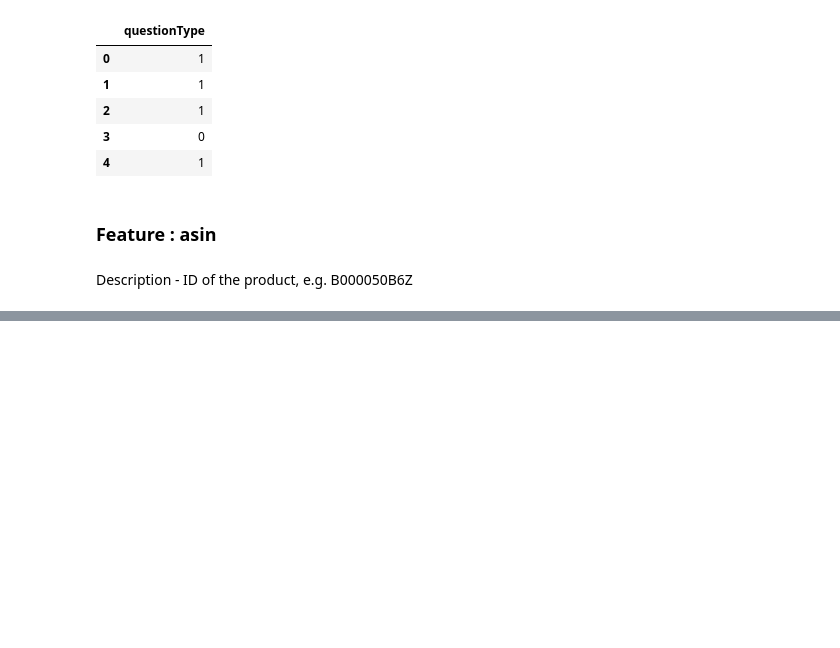
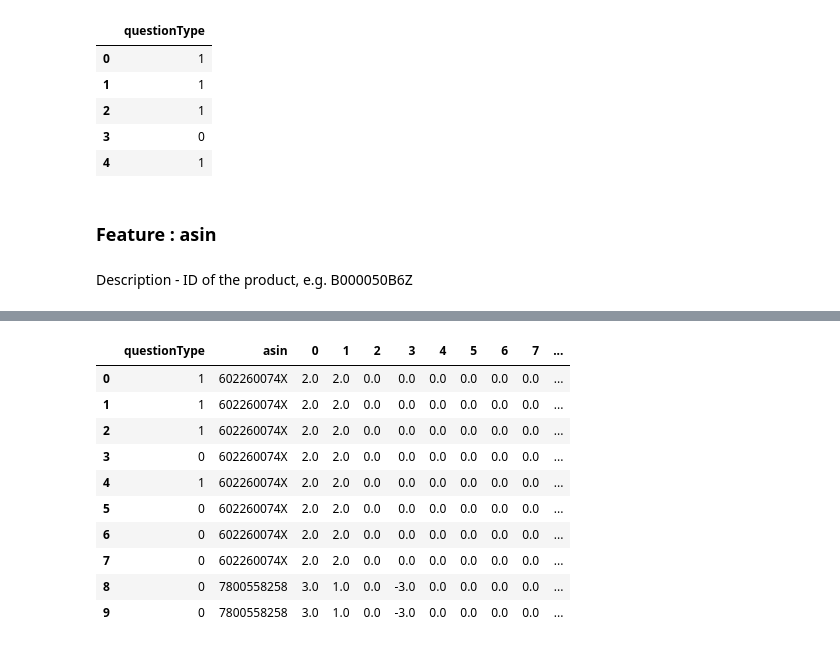
Before and after one commit to subhashree-ai/amazon-qa-model-ml, a Jupyter notebook: src/amazon_qa_dataset_analysis.ipynb, the cells around one changed output, grey strips where cells are left out. Drawn from its saved outputs; the diff is of its cells as text; code cells hidden in the pictures; blank space fills up the shorter version.

Commit message:
Updated the amazon qa model data preprocessing(continued..)

```diff
--- a/src/amazon_qa_dataset_analysis.ipynb
+++ b/src/amazon_qa_dataset_analysis.ipynb
@@ -254,0 +241,22 @@ Name: asin, Length: 5906, dtype: int64
+# %%
+from sklearn.feature_extraction import FeatureHasher
+
+fh = FeatureHasher(n_features=10, input_type='string')
+hashed_features = fh.fit_transform(beauty_df['asin'])
+hashed_features = hashed_features.toarray()
+train_df = pd.concat([train_df[['questionType']],beauty_df['asin'], pd.DataFrame(hashed_features)],
+          axis=1)
+# %%
+train_df.head(10)
+# %% [output]
+|  | questionType | asin | 0 | 1 | 2 | 3 | 4 | 5 | 6 | 7 | ... |
+| 0 | 1 | 602260074X | 2.0 | 2.0 | 0.0 | 0.0 | 0.0 | 0.0 | 0.0 | 0.0 | ... |
+| 1 | 1 | 602260074X | 2.0 | 2.0 | 0.0 | 0.0 | 0.0 | 0.0 | 0.0 | 0.0 | ... |
+| 2 | 1 | 602260074X | 2.0 | 2.0 | 0.0 | 0.0 | 0.0 | 0.0 | 0.0 | 0.0 | ... |
+| 3 | 0 | 602260074X | 2.0 | 2.0 | 0.0 | 0.0 | 0.0 | 0.0 | 0.0 | 0.0 | ... |
+| 4 | 1 | 602260074X | 2.0 | 2.0 | 0.0 | 0.0 | 0.0 | 0.0 | 0.0 | 0.0 | ... |
+| 5 | 0 | 602260074X | 2.0 | 2.0 | 0.0 | 0.0 | 0.0 | 0.0 | 0.0 | 0.0 | ... |
+| 6 | 0 | 602260074X | 2.0 | 2.0 | 0.0 | 0.0 | 0.0 | 0.0 | 0.0 | 0.0 | ... |
+| 7 | 0 | 602260074X | 2.0 | 2.0 | 0.0 | 0.0 | 0.0 | 0.0 | 0.0 | 0.0 | ... |
+| 8 | 0 | 7800558258 | 3.0 | 1.0 | 0.0 | -3.0 | 0.0 | 0.0 | 0.0 | 0.0 | ... |
+| 9 | 0 | 7800558258 | 3.0 | 1.0 | 0.0 | -3.0 | 0.0 | 0.0 | 0.0 | 0.0 | ... |
```
Also changed, not shown: parts of 6 cells of this notebook.
